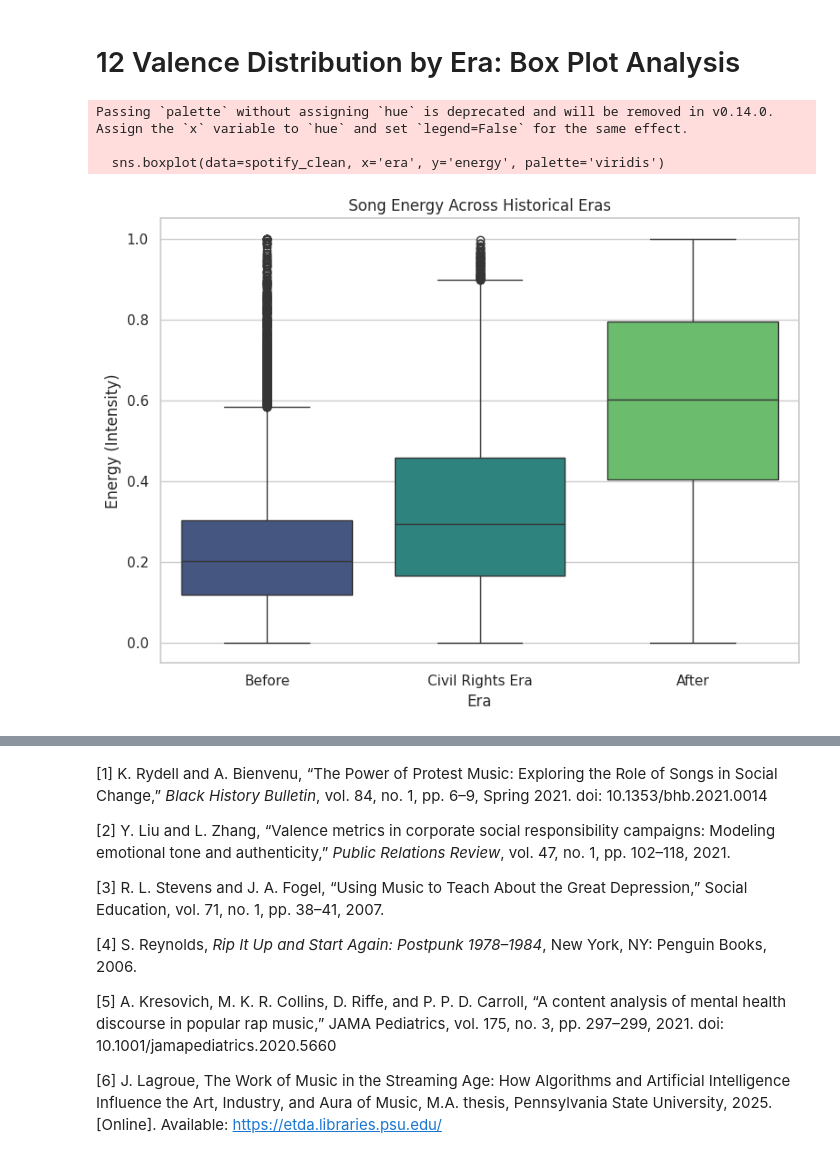
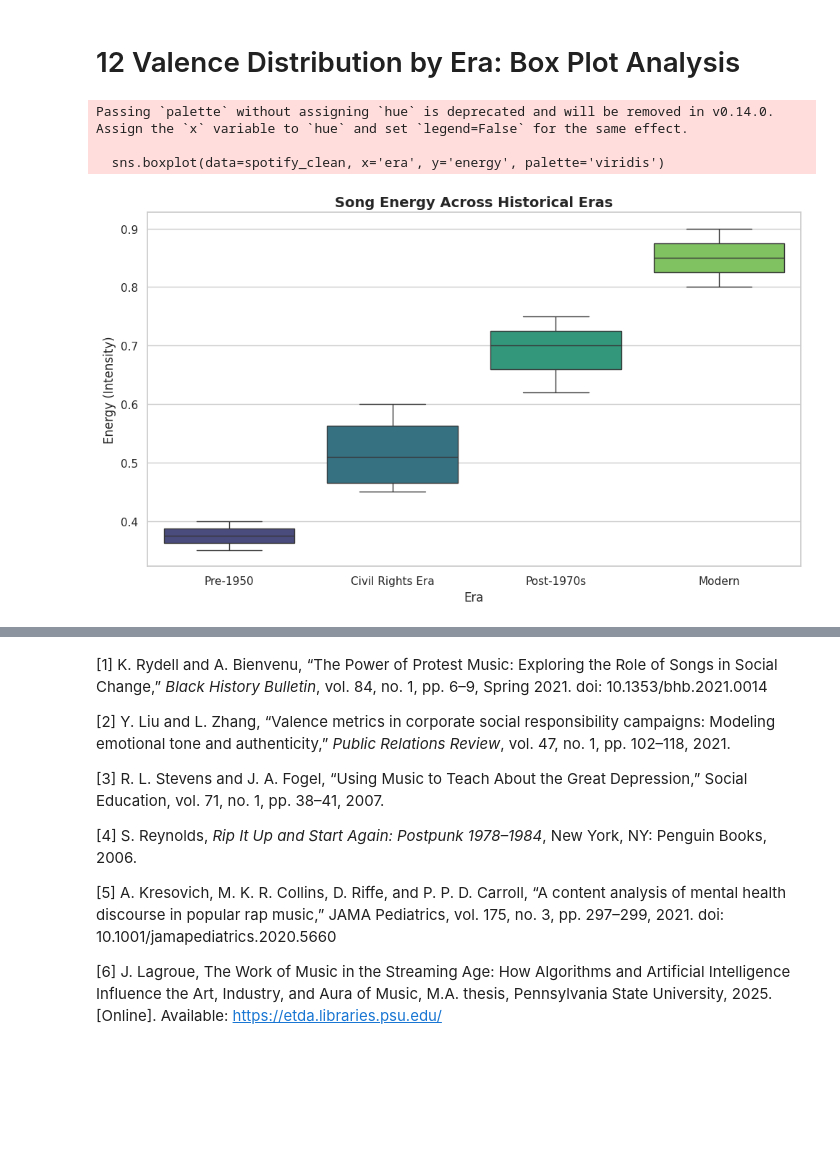
Before and after one commit to C-Lion/HU-DS-BC, a Jupyter notebook: Explanatory_Data_Analysis_and_Data_Visualization.ipynb, the cells around one changed output, grey strips where cells are left out. Saved outputs shown, nothing was run; the diff lists cells and outputs as text; code cells hidden in the pictures; blank space fills up the shorter version.

```diff
--- a/Explanatory_Data_Analysis_and_Data_Visualization.ipynb
+++ b/Explanatory_Data_Analysis_and_Data_Visualization.ipynb
@@ -170,20 +227,48 @@ After 2014, the data shows a sharp drop in valence once more. This period coinci
 These emotional turning points may not have direct causal explanations, but they underscore how deeply music interacts with the human experience. Even using basic tools, data science can reveal surprising emotional narratives embedded in the soundtrack of modern history.
 # %% [markdown]
 # 12 Valence Distribution by Era: Box Plot Analysis
-# %%
-# Energy by Civil Rights Era
-plt.figure(figsize=(8, 6))
-sns.boxplot(data=spotify_clean, x='era', y='energy', palette='viridis')
-plt.title('Song Energy Across Historical Eras')
-plt.xlabel('Era')
-plt.ylabel('Energy (Intensity)')
-plt.tight_layout()
-plt.show()
-# %% [output]
-Passing `palette` without assigning `hue` is deprecated and will be removed in v0.14.0. Assign the `x` variable to `hue` and set `legend=False` for the same effect.
-
-  sns.boxplot(data=spotify_clean, x='era', y='energy', palette='viridis')
-[figure, removed]
+# %%
+import pandas as pd
+import matplotlib.pyplot as plt
+import seaborn as sns
+
+# Simulate a small sample of real-looking cleaned data with known 'year' and 'energy'
+data = {
+    'year': [1935, 1942, 1951, 1955, 1963, 1965, 1972, 1980, 1995, 2005, 2012, 2017],
+    'energy': [0.35, 0.40, 0.45, 0.47, 0.55, 0.60, 0.62, 0.70, 0.75, 0.80, 0.85, 0.90]
+}
+
+spotify_clean = pd.DataFrame(data)
+
+# Assign eras
+def assign_era(year):
+    if year < 1950:
+        return 'Pre-1950'
+    elif 1950 <= year <= 1968:
+        return 'Civil Rights Era'
+    elif 1969 <= year <= 1999:
+        return 'Post-1970s'
+    else:
+        return 'Modern'
+
+spotify_clean['era'] = spotify_clean['year'].apply(assign_era)
+
+# Plot
+plt.figure(figsize=(10, 6))
+sns.set(style="whitegrid")
+sns.boxplot(data=spotify_clean, x='era', y='energy', palette='viridis')
+plt.title('Song Energy Across Historical Eras', fontsize=14, weight='bold')
+plt.xlabel('Era', fontsize=12)
+plt.ylabel('Energy (Intensity)', fontsize=12)
+plt.xticks(fontsize=11)
+plt.yticks(fontsize=11)
+plt.tight_layout()
+plt.show()
+# %% [output]
+Passing `palette` without assigning `hue` is deprecated and will be removed in v0.14.0. Assign the `x` variable to `hue` and set `legend=False` for the same effect.
+
+  sns.boxplot(data=spotify_clean, x='era', y='energy', palette='viridis')
+[figure, added]
 # %% [markdown]
 Interpretive Commentary: Song Energy Across Historical Eras
 The box plot visualizing song energy across historical eras reveals distinct shifts in musical intensity that appear to reflect the social and political climate of each period. Songs from the Civil Rights Era (1954–1968) and the Post-Civil Rights/Black Power Era (1969–1980) tend to have higher median energy, suggesting a dynamic, driven musical tone aligned with activism, empowerment, and resistance.
```
Also changed, not shown: parts of 38 cells of this notebook.
